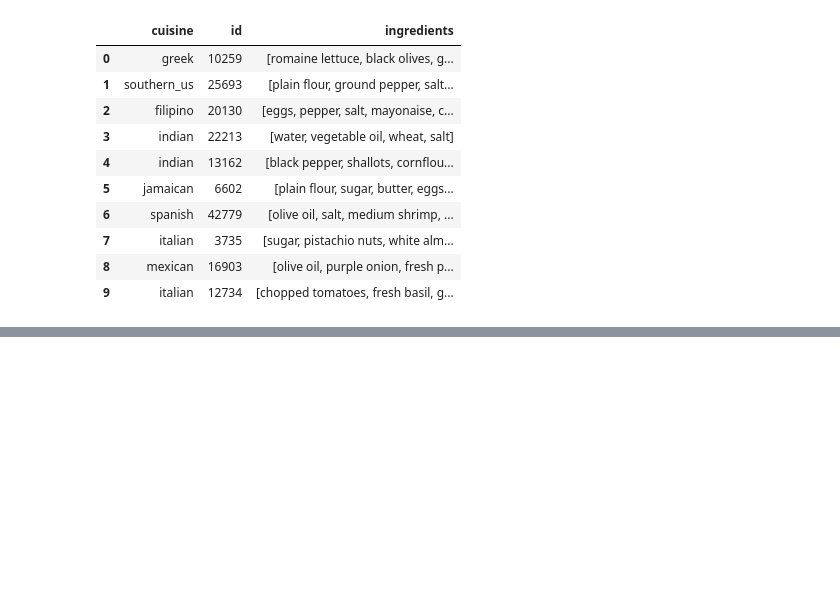
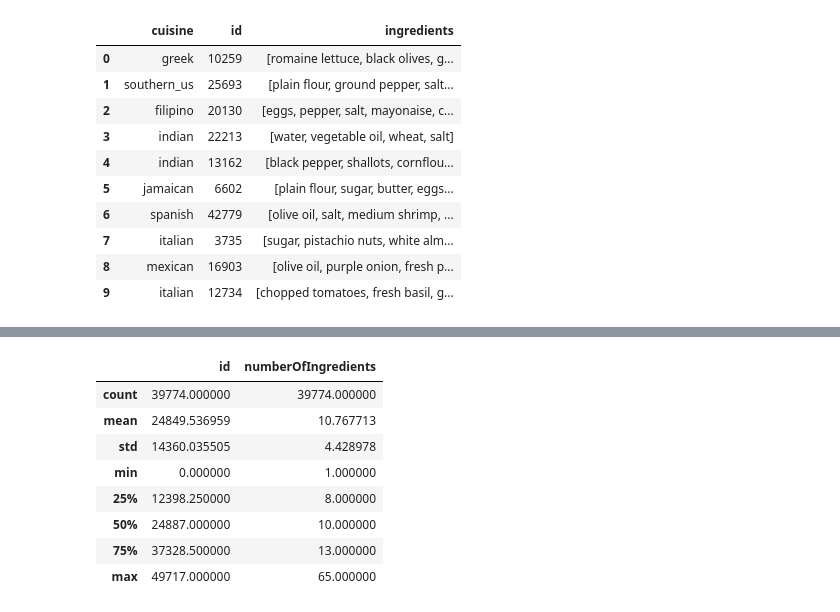
Before and after one commit to krogul222/Cooking_recipe_to_cuisine, a Jupyter notebook: Cooking_recipes.ipynb, the cells around one changed output, grey strips where cells are left out. Cells and saved outputs as stored; diff of their text form; code cells hidden in the pictures; blank space fills up the shorter version.

```diff
--- a/Cooking_recipes.ipynb
+++ b/Cooking_recipes.ipynb
@@ -68,0 +132,12 @@ train.head(10)
+# %%
+train.describe()
+# %% [output]
+|  | id | numberOfIngredients |
+| count | 39774.000000 | 39774.000000 |
+| mean | 24849.536959 | 10.767713 |
+| std | 14360.035505 | 4.428978 |
+| min | 0.000000 | 1.000000 |
+| 25% | 12398.250000 | 8.000000 |
+| 50% | 24887.000000 | 10.000000 |
+| 75% | 37328.500000 | 13.000000 |
+| max | 49717.000000 | 65.000000 |
```
Also changed, not shown: parts of 12 cells of this notebook.
